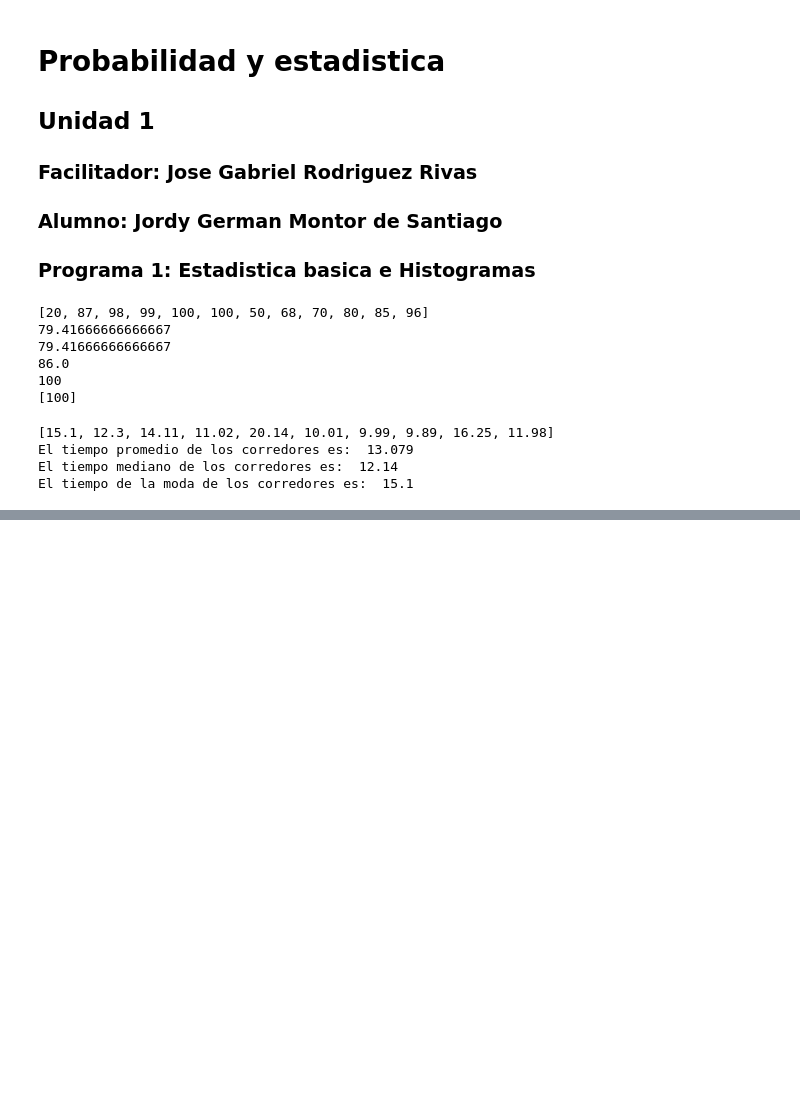
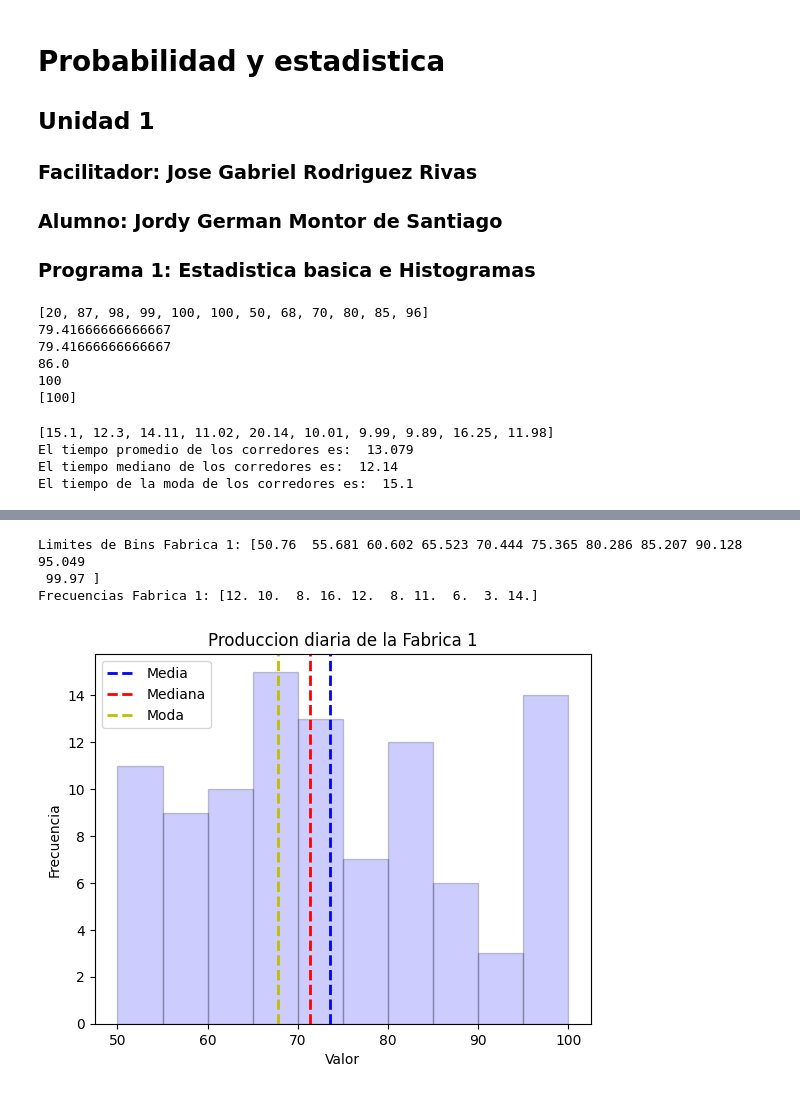
Before and after one commit to Jordy-HK/Probabilidad, a Jupyter notebook: Unidad1/Practica1.ipynb, the cells around one changed output, grey strips where cells are left out. Saved outputs shown, nothing was run; the diff lists cells and outputs as text; code cells hidden in the pictures; blank space fills up the shorter version.

```diff
--- a/Unidad1/Practica1.ipynb
+++ b/Unidad1/Practica1.ipynb
@@ -105,0 +106,21 @@ plt.show()
+# %%
+counts1, bins1, patches1 = ax1.hist(fabrica1)
+print("Limites de Bins Fabrica 1:", bins1)
+print("Frecuencias Fabrica 1:", counts1)
+# %% [output]
+Limites de Bins Fabrica 1: [50.76  55.681 60.602 65.523 70.444 75.365 80.286 85.207 90.128 95.049
+ 99.97 ]
+Frecuencias Fabrica 1: [12. 10.  8. 16. 12.  8. 11.  6.  3. 14.]
+# %%
+rangos = [50, 55, 60, 65, 70, 75, 80, 85, 90, 95, 100]
+plt.hist(fabrica1, bins=rangos, alpha=0.2, color='b', edgecolor="Black")
+plt.axvline(media1, color='b', linestyle='dashed', linewidth=2, label='Media')
+plt.axvline(mediana1, color='r', linestyle='dashed', linewidth=2, label='Mediana')
+plt.axvline(moda1, color='y', linestyle='dashed', linewidth=2, label='Moda')
+plt.xlabel('Valor')
+plt.ylabel('Frecuencia')
+plt.title("Produccion diaria de la Fabrica 1")
+plt.legend()
+plt.show()
+# %% [output]
+[figure, added]
```
Also changed, not shown: parts of 6 cells of this notebook.
